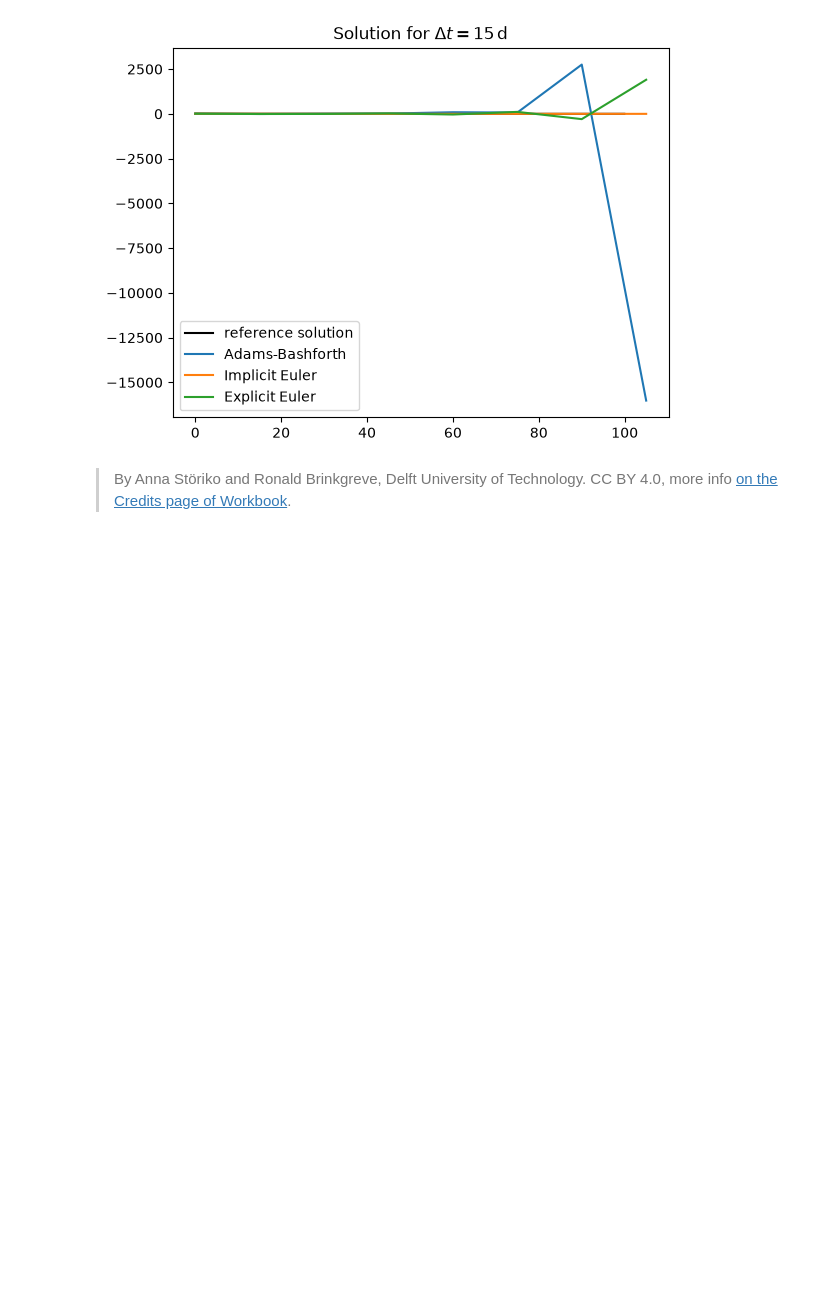
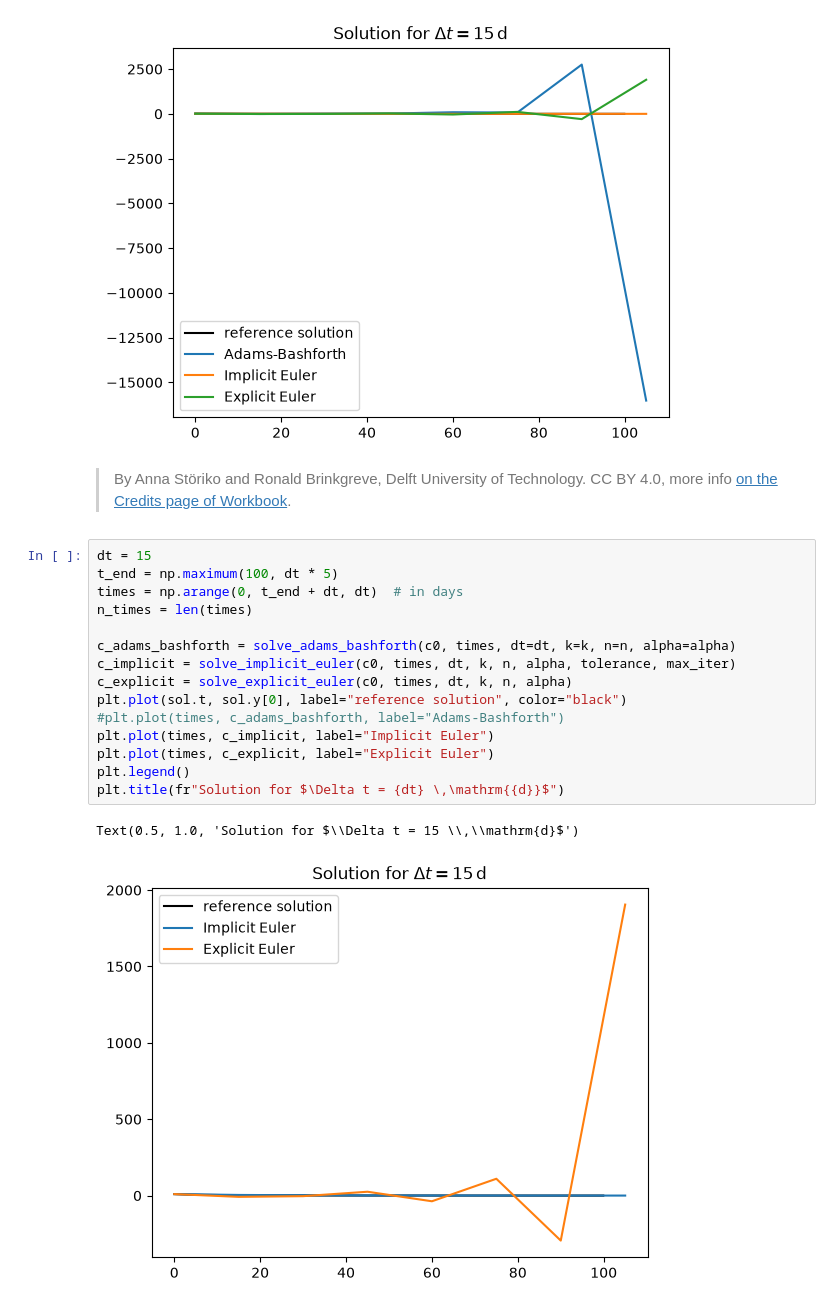
Before and after one commit to mangl308/GA1.3, a Jupyter notebook: contaminant_degradation.ipynb, the cells around one changed output. Cells and saved outputs as stored; diff of their text form; blank space fills up the shorter version.

```diff
--- a/contaminant_degradation.ipynb
+++ b/contaminant_degradation.ipynb
@@ -379,3 +379,21 @@ Text(0.5, 1.0, 'Solution for $\\Delta t = 15 \\,\\mathrm{d}$')
 [figure]
 # %% [markdown]
 > By Anna Störiko and Ronald Brinkgreve, Delft University of Technology. CC BY 4.0, more info [on the Credits page of Workbook](https://mude.citg.tudelft.nl/workbook-2026/credits.html).
+# %%
+dt = 15
+t_end = np.maximum(100, dt * 5)
+times = np.arange(0, t_end + dt, dt)  # in days
+n_times = len(times)
+
+c_adams_bashforth = solve_adams_bashforth(c0, times, dt=dt, k=k, n=n, alpha=alpha)
+c_implicit = solve_implicit_euler(c0, times, dt, k, n, alpha, tolerance, max_iter)
+c_explicit = solve_explicit_euler(c0, times, dt, k, n, alpha)
+plt.plot(sol.t, sol.y[0], label="reference solution", color="black")
+#plt.plot(times, c_adams_bashforth, label="Adams-Bashforth")
+plt.plot(times, c_implicit, label="Implicit Euler")
+plt.plot(times, c_explicit, label="Explicit Euler")
+plt.legend()
+plt.title(fr"Solution for $\Delta t = {dt} \,\mathrm{{d}}$")
+# %% [output]
+Text(0.5, 1.0, 'Solution for $\\Delta t = 15 \\,\\mathrm{d}$')
+[figure, added]
```
